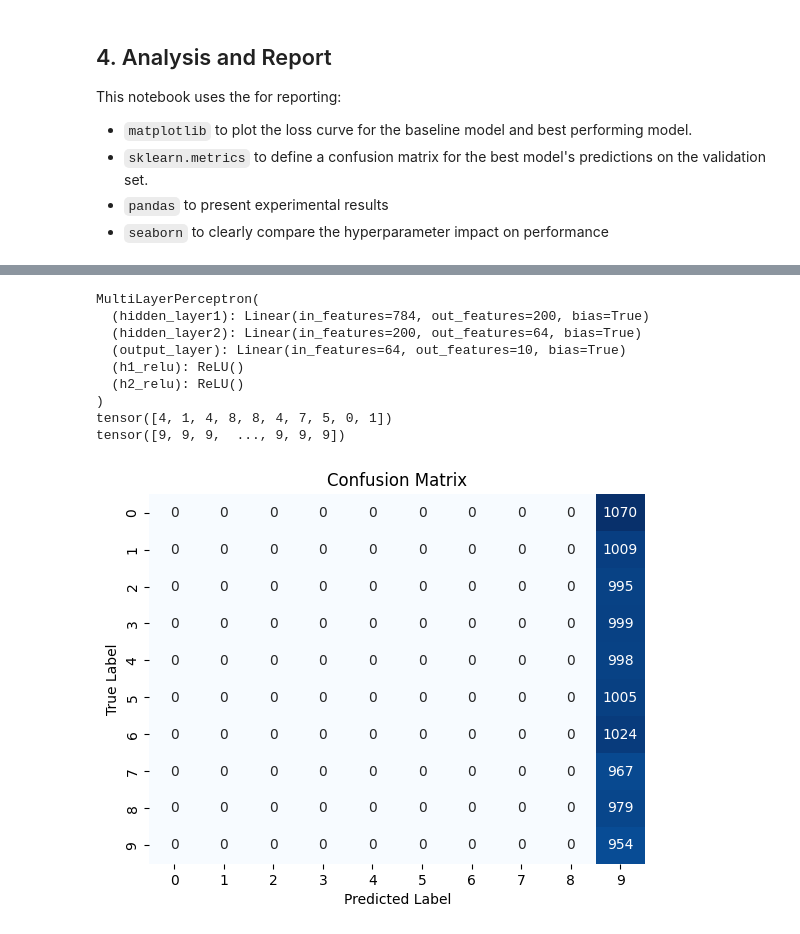
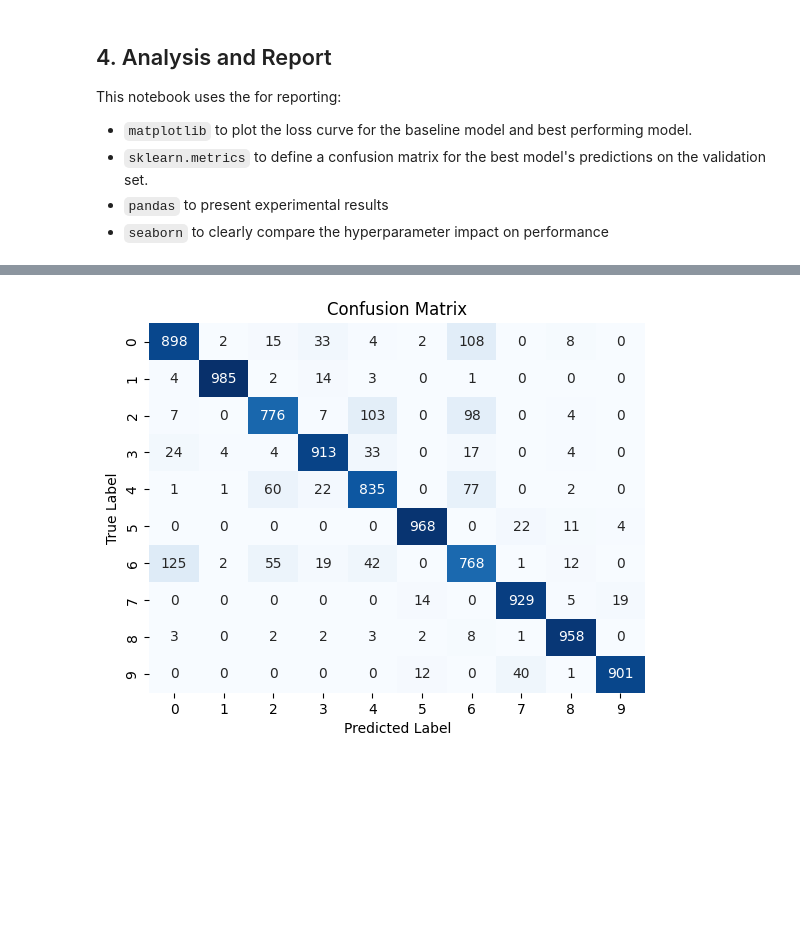
Before and after one commit to traceyomphile/CSC2042S-Neural-Network, a Jupyter notebook: Neural Network.ipynb, the cells around one changed output, grey strips where cells are left out. Saved outputs shown, nothing was run; the diff lists cells and outputs as text; code cells hidden in the pictures; blank space fills up the shorter version.

```diff
--- a/Neural Network.ipynb
+++ b/Neural Network.ipynb
@@ -527,47 +528,36 @@ plt.show()
 # %%
 """Generate and Display a confusion matrix for the best model's predictions"""
+# Best configs: 25      200      Adam  0.0010
+best_model = MultiLayerPerceptron(784, 200, 64, 10)
+optims = t.optim.Adam(best_model.parameters(), lr=0.001)
 
-# Find best model by validation accuracy
-if isinstance(grid_results, list) and len(grid_results) > 0:
-    best_idx = max(range(len(grid_results)), key=lambda i: grid_results[i].get("Final Val Acc", 0.0))
-    best_model: MultiLayerPerceptron = grid_results[best_idx]["Model"]
-else:
-    raise RuntimeError("grid_results is empty; cannot select best model")
+best_res = train_model(best_model, criterion, optims, num_epochs=10)
+_best_model= best_res["Model"]
 
-print(best_model)
-
-# Collect validation features and labels
+# Collect data and labels
 val_features = []
 val_labels = []
-for v_feats, v_labels in _LOADERS["val"]:
+
+# Iterate over data loaders
+
+for v_feats, v_label in _LOADERS["val"]:
     val_features.append(v_feats)
-    val_labels.append(v_labels)
+    val_labels.append(v_label)
 
 # Concatenate the Batches
 X_val = t.cat(val_features, dim=0)
 y_val = t.cat(val_labels, dim=0)
 
-print(y_val[:10])
-
 # Compute predictions and confusion matrix
-best_model.eval()
+_best_model.eval()
 with t.no_grad():
-    final_val_preds = best_model.predict(X_val)
+    final_val_preds = _best_model.predict(X_val)
 
 cm = confusion_matrix(y_val, final_val_preds)
 sns.heatmap(cm, annot=True, fmt="d", cmap="Blues", cbar=False)
 plt.title("Confusion Matrix")
 plt.xlabel("Predicted Label")
 plt.ylabel("True Label")
 plt.show()
 # %% [output]
-MultiLayerPerceptron(
-  (hidden_layer1): Linear(in_features=784, out_features=200, bias=True)
-  (hidden_layer2): Linear(in_features=200, out_features=64, bias=True)
-  (output_layer): Linear(in_features=64, out_features=10, bias=True)
-  (h1_relu): ReLU()
-  (h2_relu): ReLU()
-)
-tensor([4, 1, 4, 8, 8, 4, 7, 5, 0, 1])
-tensor([9, 9, 9,  ..., 9, 9, 9])
-[figure, old version]
+[figure, new version]
```
Also changed, not shown: parts of 6 cells of this notebook, 1 other file.
